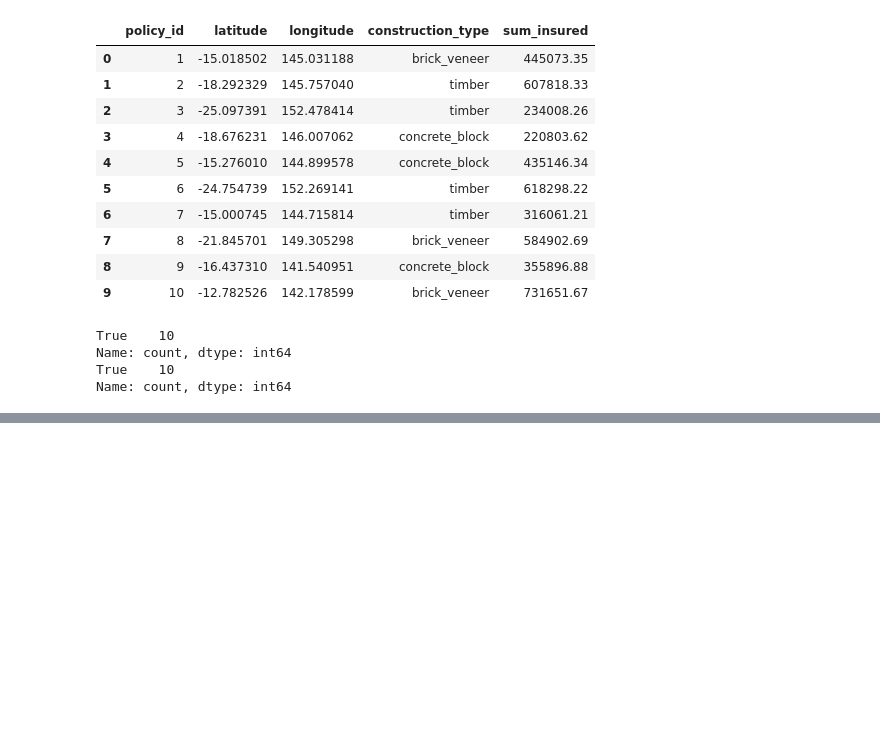
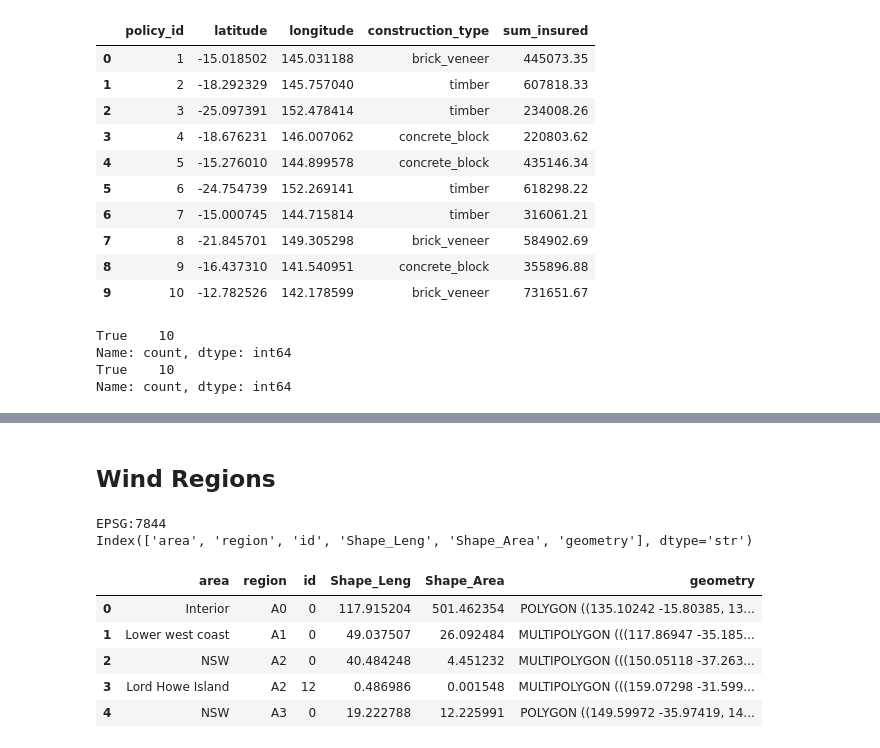
Before and after one commit to kchotalia/catastrophe-modelling-qld, a Jupyter notebook: 02_geospatial_exploration.ipynb, the cells around one changed output, grey strips where cells are left out. Saved outputs shown, nothing was run; the diff lists cells and outputs as text; code cells hidden in the pictures; blank space fills up the shorter version.

```diff
--- a/02_geospatial_exploration.ipynb
+++ b/02_geospatial_exploration.ipynb
@@ -481,0 +408,17 @@ final_map
+# %% [markdown]
+## Wind Regions
+# %%
+# Read for columns
+wind = gpd.read_file("/Users/kiranchotalia/Documents/Modelling/catmodel-project/data/wind_regions/as1170windzones.shp")
+print(wind.crs)
+print(wind.columns)
+wind.head()
+# %% [output]
+EPSG:7844
+Index(['area', 'region', 'id', 'Shape_Leng', 'Shape_Area', 'geometry'], dtype='str')
+|  | area | region | id | Shape_Leng | Shape_Area | geometry |
+| 0 | Interior | A0 | 0 | 117.915204 | 501.462354 | POLYGON ((135.10242 -15.80385, 13... |
+| 1 | Lower west coast | A1 | 0 | 49.037507 | 26.092484 | MULTIPOLYGON (((117.86947 -35.185... |
+| 2 | NSW | A2 | 0 | 40.484248 | 4.451232 | MULTIPOLYGON (((150.05118 -37.263... |
+| 3 | Lord Howe Island | A2 | 12 | 0.486986 | 0.001548 | MULTIPOLYGON (((159.07298 -31.599... |
+| 4 | NSW | A3 | 0 | 19.222788 | 12.225991 | POLYGON ((149.59972 -35.97419, 14... |
```
Also changed, not shown: parts of 14 cells of this notebook, 9 other files.
